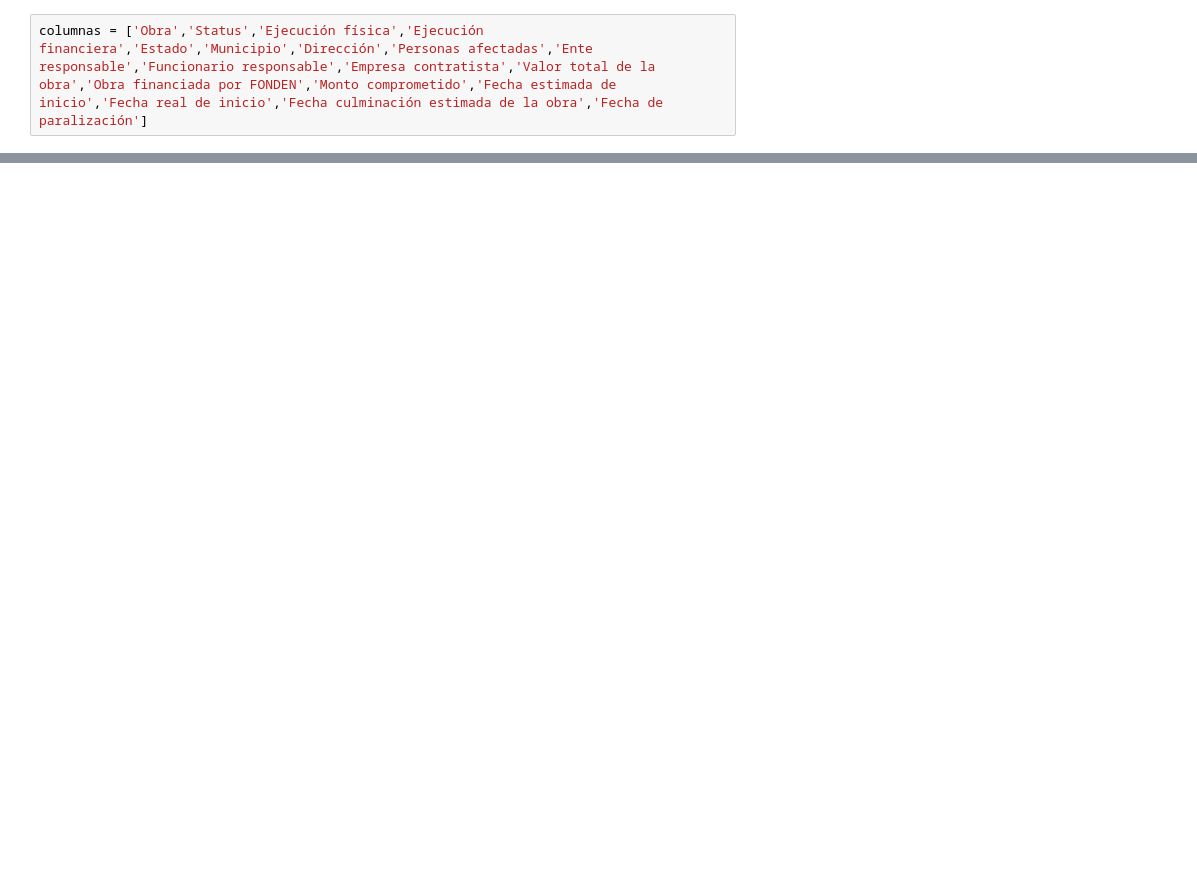
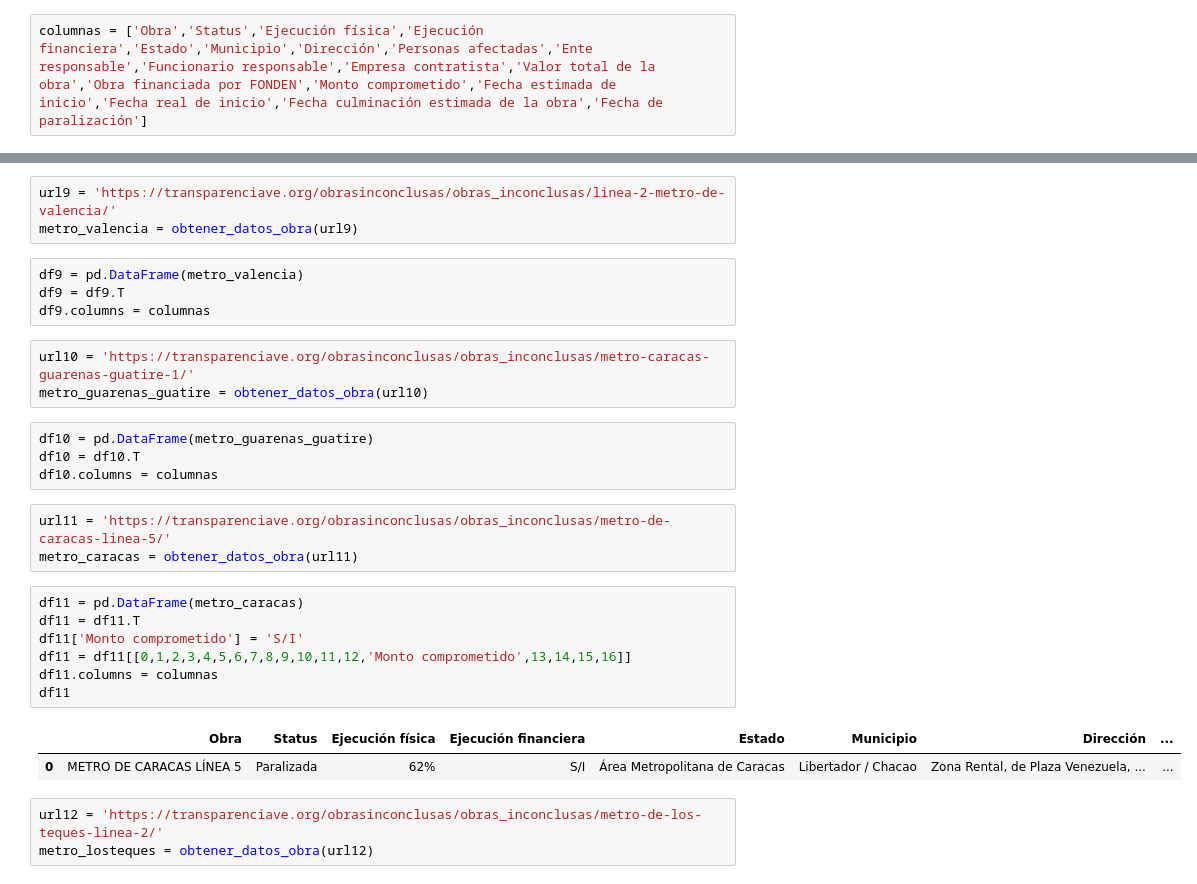
Before and after one commit to Christelllameda/Proyecto-Nro-3, a Jupyter notebook: Obras_transporte.ipynb, the cells around one changed output, grey strips where cells are left out. Drawn from its saved outputs; the diff is of its cells as text; blank space fills up the shorter version.

```diff
--- a/Localizacion_obras.ipynb
+++ b/Obras_transporte.ipynb
@@ -148,0 +124,30 @@ obtener_coordenadas(data)
+# %%
+url9 = 'https://transparenciave.org/obrasinconclusas/obras_inconclusas/linea-2-metro-de-valencia/'
+metro_valencia = obtener_datos_obra(url9)
+# %%
+df9 = pd.DataFrame(metro_valencia)
+df9 = df9.T
+df9.columns = columnas
+# %%
+url10 = 'https://transparenciave.org/obrasinconclusas/obras_inconclusas/metro-caracas-guarenas-guatire-1/'
+metro_guarenas_guatire = obtener_datos_obra(url10)
+# %%
+df10 = pd.DataFrame(metro_guarenas_guatire)
+df10 = df10.T
+df10.columns = columnas
+# %%
+url11 = 'https://transparenciave.org/obrasinconclusas/obras_inconclusas/metro-de-caracas-linea-5/'
+metro_caracas = obtener_datos_obra(url11)
+# %%
+df11 = pd.DataFrame(metro_caracas)
+df11 = df11.T
+df11['Monto comprometido'] = 'S/I'
+df11 = df11[[0,1,2,3,4,5,6,7,8,9,10,11,12,'Monto comprometido',13,14,15,16]]
+df11.columns = columnas
+df11
+# %% [output]
+|  | Obra | Status | Ejecución física | Ejecución financiera | Estado | Municipio | Dirección | ... |
+| 0 | METRO DE CARACAS LÍNEA 5 | Paralizada | 62% | S/I | Área Metropolitana de Caracas | Libertador / Chacao | Zona Rental, de Plaza Venezuela, ... | ... |
+# %%
+url12 = 'https://transparenciave.org/obrasinconclusas/obras_inconclusas/metro-de-los-teques-linea-2/'
+metro_losteques = obtener_datos_obra(url12)
```
Also changed, not shown: parts of 60 cells of this notebook, 7 other files.
